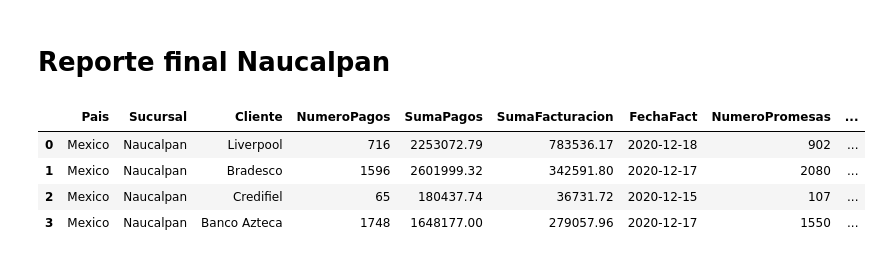
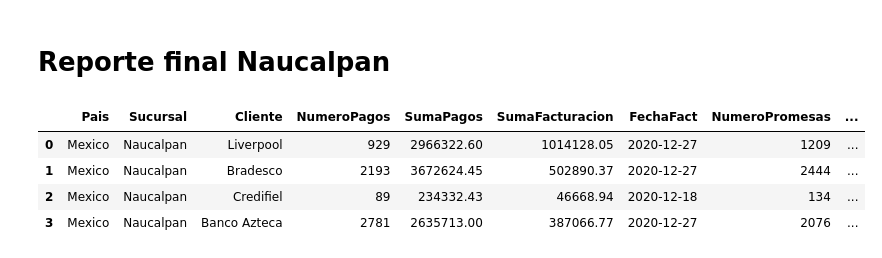
Before and after one commit to ericklopz1097/Profesionales-en-Recuperacion, a Jupyter notebook: ControlSucursalNaucalpan.ipynb, the cells around one changed output. Drawn from its saved outputs; the diff is of its cells as text; code cells hidden in the pictures.

```diff
--- a/ControlSucursalNaucalpan.ipynb
+++ b/ControlSucursalNaucalpan.ipynb
@@ -89,7 +89,7 @@ pagos_baz_renta2['Cliente'] = 'Renta Azteca'
 sheet_baz2 = os.listdir(''+ruta_pagos+'/'+str(mes2)+'/Banco Azteca/Facturacion/')
 fact_baz = pd.DataFrame()
 for k in sheet_baz2:
-    fact_baz_new = pd.read_csv(''+ruta_pagos+'/'+str(mes2)+'/Banco Azteca/Facturacion/'+k+'',encoding='latin-1')
+    fact_baz_new = pd.read_csv(''+ruta_pagos+'/'+str(mes2)+'/Banco Azteca/Facturacion/'+k+'')
     fact_baz = pd.concat([fact_baz,fact_baz_new],ignore_index=True)
 fact_baz = fact_baz.drop_duplicates()
 fact_baz = fact_baz.loc[fact_baz['Número Semana']>=prim_sem_mes]
@@ -542,22 +541,21 @@ final_cred
 # %%
 final_naucalpan = pd.concat([final_liv,final_brad],ignore_index=True)
 final_naucalpan = pd.concat([final_naucalpan,final_cred],ignore_index=True)
 final_naucalpan = pd.concat([final_naucalpan,final_baz],ignore_index=True)
 final_naucalpan = pd.merge(final_naucalpan,meta,how='left',on='Cliente')
 final_naucalpan['Avance%'] = final_naucalpan['SumaFacturacion']/final_naucalpan['Meta']
 final_naucalpan.insert(loc=0,column='Sucursal',value='Naucalpan')
 final_naucalpan.insert(loc=0,column='Pais',value='Mexico')
 final_naucalpan['TendenciaCierre1'] = [(30/x.day)*y for x,y in zip(final_naucalpan['FechaFact'],final_naucalpan['SumaFacturacion'])]
 cols = ['SumaPagos','SumaFacturacion','SumaPromesas','PromesasRestantes','TendenciaCierre1']
 final_naucalpan[cols] = final_naucalpan[cols].round(2)
 final_naucalpan.fillna(0,inplace=True)
-final_naucalpan = final_naucalpan[[]]
 final_naucalpan
 # %% [output]
 |  | Pais | Sucursal | Cliente | NumeroPagos | SumaPagos | SumaFacturacion | FechaFact | NumeroPromesas | ... |
-| 0 | Mexico | Naucalpan | Liverpool | 716 | 2253072.79 | 783536.17 | 2020-12-18 | 902 | ... |
-| 1 | Mexico | Naucalpan | Bradesco | 1596 | 2601999.32 | 342591.80 | 2020-12-17 | 2080 | ... |
-| 2 | Mexico | Naucalpan | Credifiel | 65 | 180437.74 | 36731.72 | 2020-12-15 | 107 | ... |
-| 3 | Mexico | Naucalpan | Banco Azteca | 1748 | 1648177.00 | 279057.96 | 2020-12-17 | 1550 | ... |
+| 0 | Mexico | Naucalpan | Liverpool | 929 | 2966322.60 | 1014128.05 | 2020-12-27 | 1209 | ... |
+| 1 | Mexico | Naucalpan | Bradesco | 2193 | 3672624.45 | 502890.37 | 2020-12-27 | 2444 | ... |
+| 2 | Mexico | Naucalpan | Credifiel | 89 | 234332.43 | 46668.94 | 2020-12-18 | 134 | ... |
+| 3 | Mexico | Naucalpan | Banco Azteca | 2781 | 2635713.00 | 387066.77 | 2020-12-27 | 2076 | ... |
 # %%
 #final_naucalpan.to_csv(''+ruta_guardar+'/Reporte Sucursal/Reporte sucursal '+today2+'.csv',index=False,header=True)
```
Also changed, not shown: parts of 18 cells of this notebook, 7 other files.
